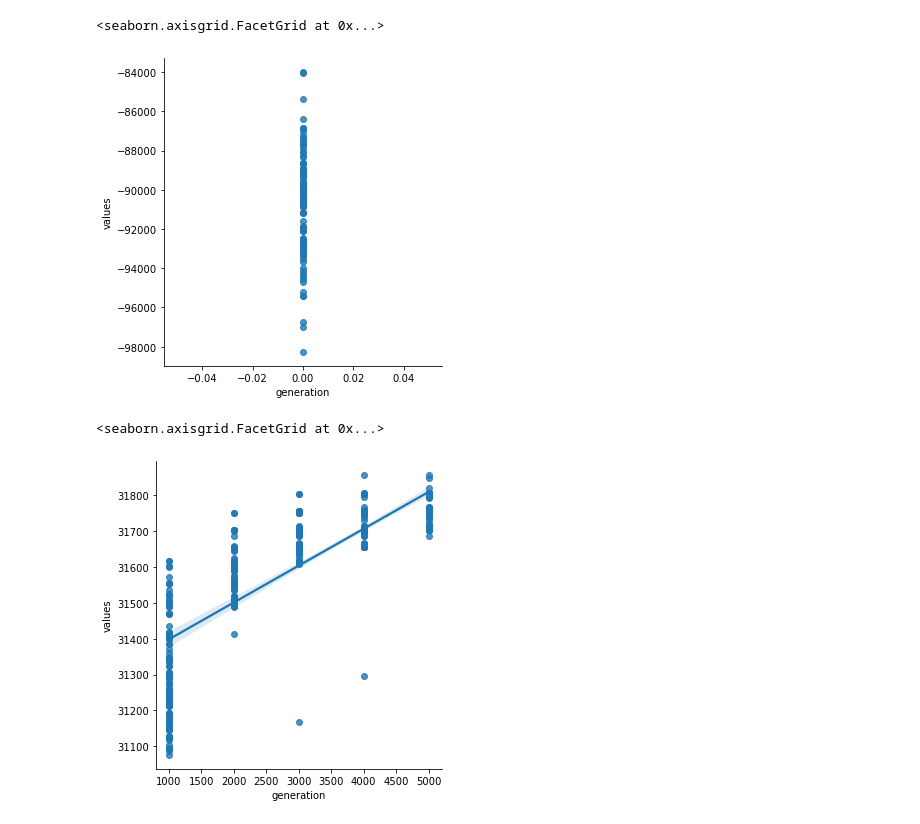
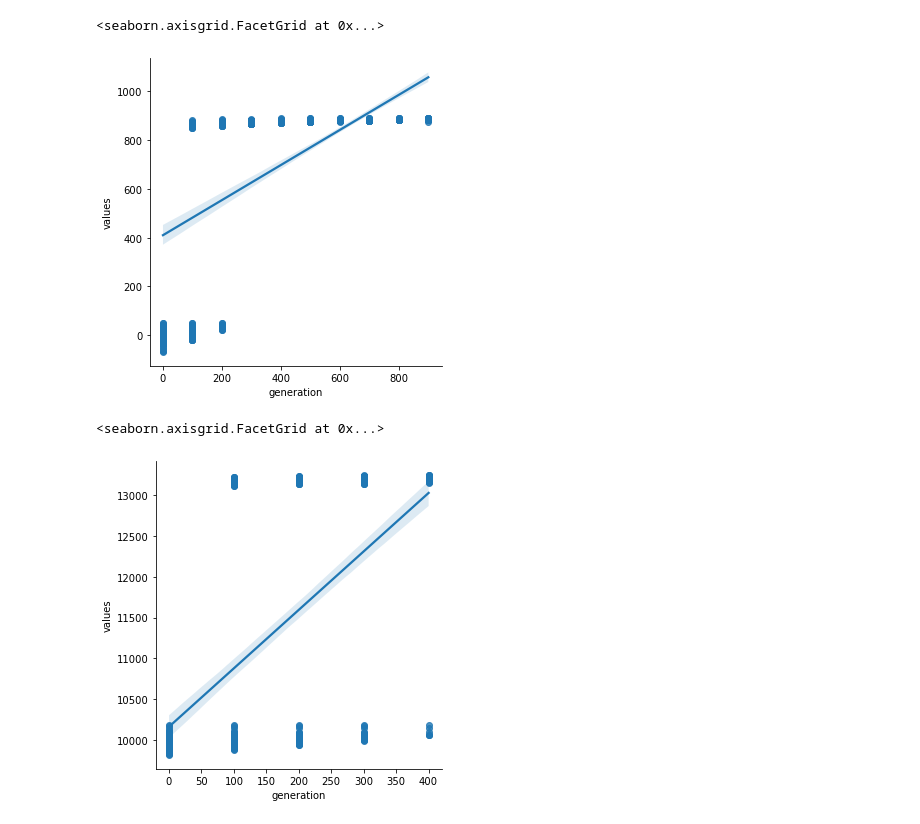
Before and after one commit to omnipede/maxcut-ga, a Jupyter notebook: values_per_gen_graph.ipynb, the cells around one changed output. Saved outputs shown, nothing was run; the diff lists cells and outputs as text; code cells hidden in the pictures.

```diff
--- a/values_per_gen_graph.ipynb
+++ b/values_per_gen_graph.ipynb
@@ -5,9 +5,9 @@ import seaborn as sns
 import random
 import numpy as np
 # %%
-fname="values.txt"
+fname="values2.txt"
 POP_SIZE=100
-values=np.loadtxt(fname,delimiter=" ",skiprows=POP_SIZE*0,max_rows=POP_SIZE*1,dtype=int)
+values=np.loadtxt(fname,delimiter=" ",skiprows=POP_SIZE*0,max_rows=POP_SIZE*10,dtype=int)
 values=values.tolist()
 
 x = [i[0] for i in values]
@@ -18,17 +18,19 @@ df = pd.DataFrame({"generation": x,
 sns.lmplot(x= 'generation', y = 'values', data = df)
 # %% [output]
 <seaborn.axisgrid.FacetGrid at 0x...>
-[figure, old version]
+[figure, new version]
 # %%
-values=np.loadtxt(fname,delimiter=" ",skiprows=POP_SIZE*1,max_rows=POP_SIZE*5,dtype=int)
+fname="values6.txt"
+POP_SIZE=100
+values=np.loadtxt(fname,delimiter=" ",skiprows=POP_SIZE*0,max_rows=POP_SIZE*5,dtype=int)
 values=values.tolist()
 
 x = [i[0] for i in values]
 y = [i[1] for i in values]
 
 df = pd.DataFrame({"generation": x,
                    "values": y})
 sns.lmplot(x= 'generation', y = 'values', data = df)
 # %% [output]
 <seaborn.axisgrid.FacetGrid at 0x...>
-[figure, old version]
+[figure, new version]
```
Also changed, not shown: parts of 1 cell of this notebook, 10 other files.
